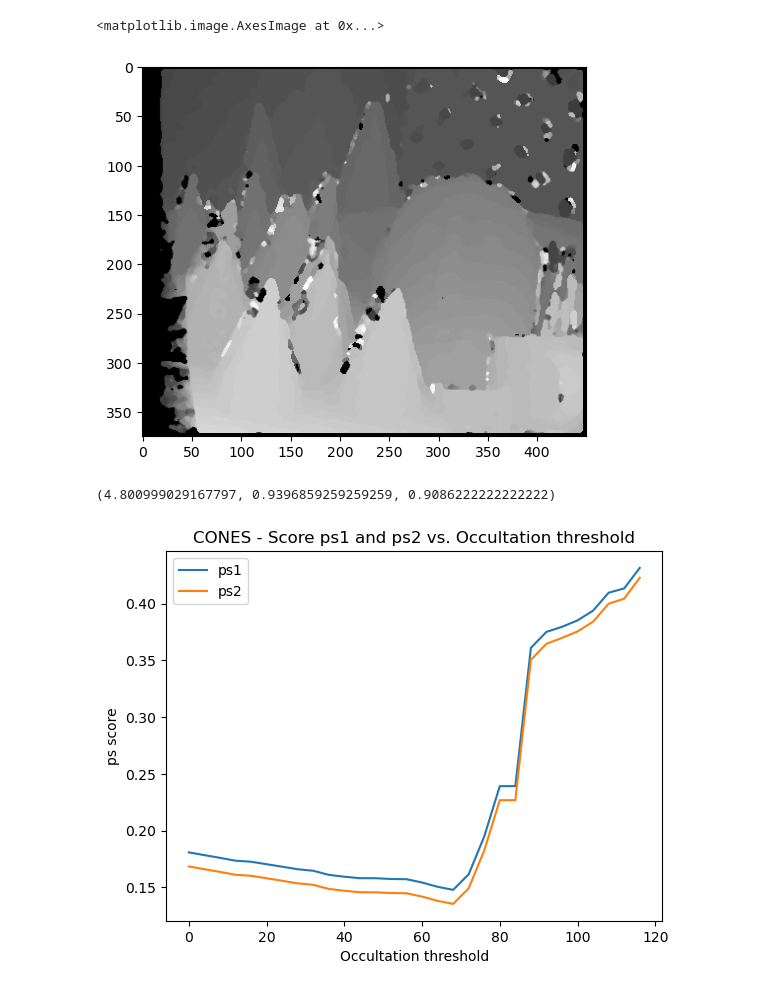
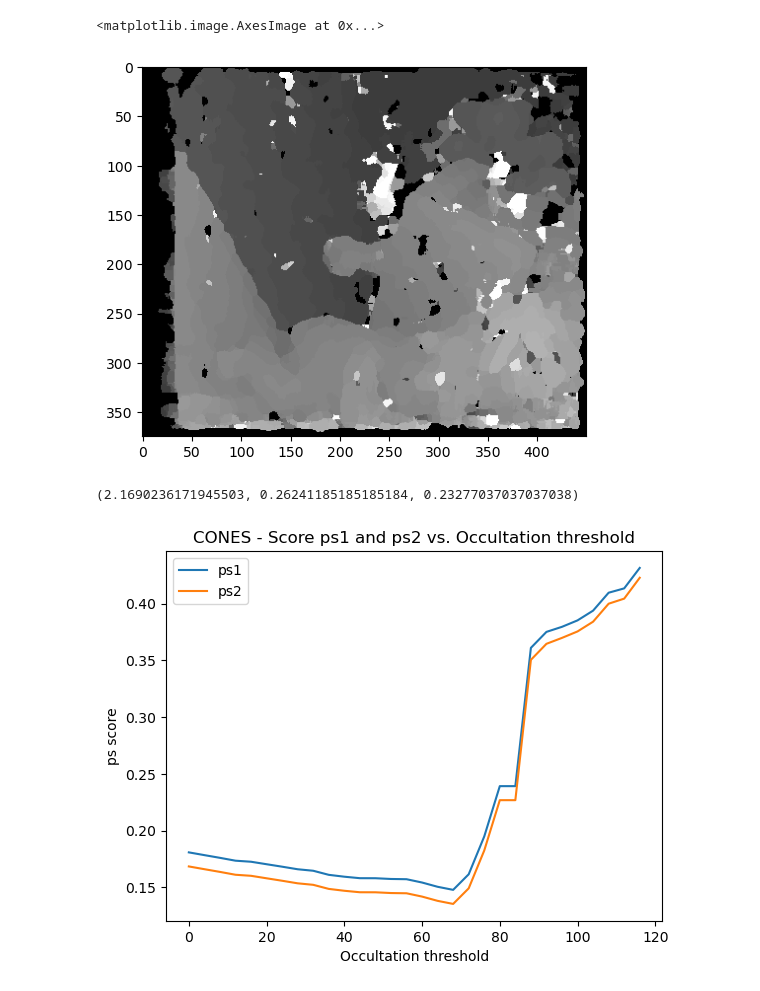
Before and after one commit to RomainFrog/StereoMatching, a Jupyter notebook: algoBM/test_full.ipynb, the cells around one changed output. Saved outputs shown, nothing was run; the diff lists cells and outputs as text; code cells hidden in the pictures.

```diff
--- a/algoBM/test_full.ipynb
+++ b/algoBM/test_full.ipynb
@@ -37,34 +27,42 @@ plt.imsave("output/mirror.png",Ig, cmap="gray")
 # %%
+Ig = cv2.imread(f"../{mode}/im2.png", cv2.IMREAD_GRAYSCALE)
+
+filter = cv2.getGaussianKernel(ksize=3, sigma=2)
+filter = filter * filter.T
+
+# Apply filter to image
+Ig = cv2.filter2D(Ig, -1, filter)
+
 N = 7
 
 # Ig_mir = add_mirror_padding(Ig, N)
 # Id_mir = add_mirror_padding(Id, N)
 
 # print("Mirror done")
 
 # Ig, Id = compute_census(Ig, Id, (3,3))
 # disp_mirror = block_matching_mirror(Ig_mir, Id_mir, N, 64, ZSSD)
 disp_regular = block_matching(Ig, Id, N, 64, ZSSD)
 
-disp_regular = cv2.medianBlur(disp_regular,5)
+# disp_regular = cv2.medianBlur(disp_regular,5)
 
 # disp_mirror = mode_filter(disp_mirror, 11)
-# disp_regular = mode_filter(disp_regular, 11)
+disp_regular = mode_filter(disp_regular, 11)
 
 # disp_mirror = np.interp(disp_mirror, (0, np.max(disp_mirror)), (0, 255)).astype(np.uint8)
 disp_regular = np.interp(disp_regular, (0, np.max(disp_regular)), (0, 255)).astype(np.uint8)
 disp_regular = np.where(disp_regular <= 56, 0, disp_regular)
 
 # io.imsave("test.png", disp)
 plt.imshow(disp_regular, cmap="gray")
 # %% [output]
 <matplotlib.image.AxesImage at 0x...>
-[figure, old version]
+[figure, new version]
 # %%
 from evaldisp import evaldisp
 evaldisp(gt, occl, disp_regular)
 # %% [output]
-(4.800999029167797, 0.9396859259259259, 0.9086222222222222)
+(2.1690236171945503, 0.26241185185185184, 0.23277037037037038)
 # %%
 res_teddy = []
 disp = disp_regular
```
Also changed, not shown: parts of 2 cells of this notebook, 6 other files.
